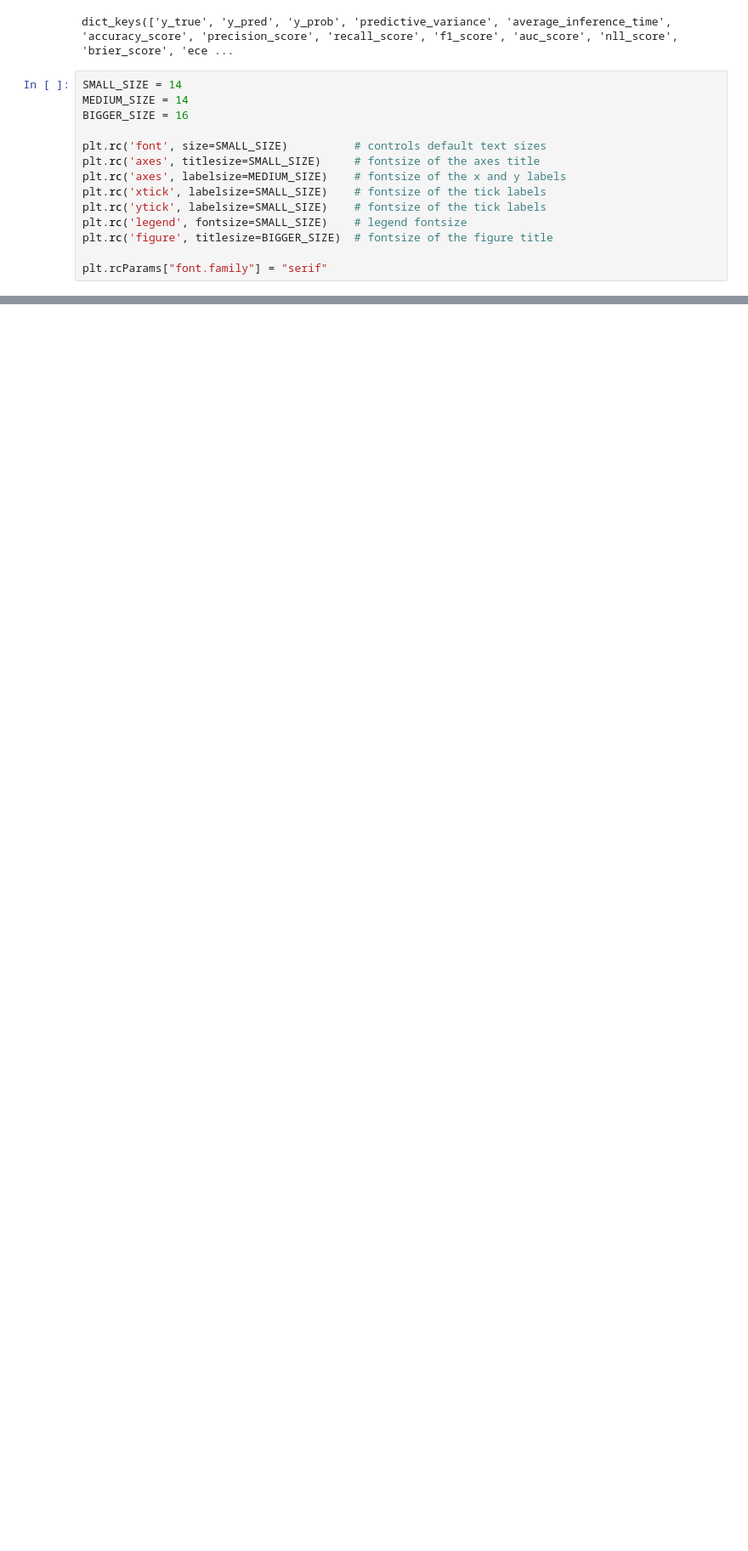
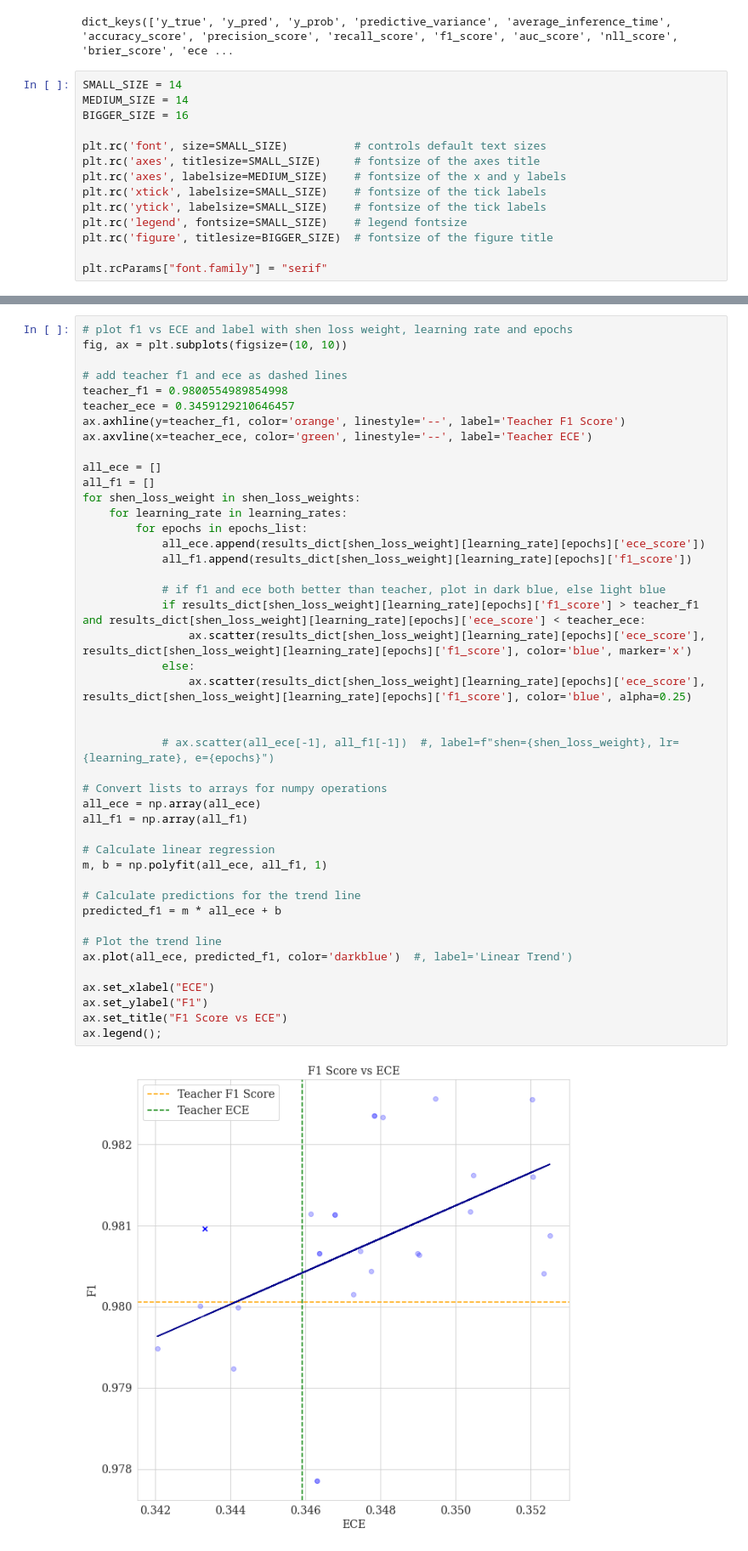
Before and after one commit to jsonnenburg/real-time-uncertainty-text-classification, a Jupyter notebook: analysis/uncertainty_distillation_hyperparameters.ipynb, the cells around one changed output, grey strips where cells are left out. Shown at 85% size. Saved outputs shown, nothing was run; the diff lists cells and outputs as text; blank space fills up the shorter version.

```diff
--- a/analysis/uncertainty_distillation_hyperparameters.ipynb
+++ b/analysis/uncertainty_distillation_hyperparameters.ipynb
@@ -167,0 +180,46 @@ plt.tight_layout()
+# %%
+# plot f1 vs ECE and label with shen loss weight, learning rate and epochs
+fig, ax = plt.subplots(figsize=(10, 10))
+
+# add teacher f1 and ece as dashed lines
+teacher_f1 = 0.9800554989854998
+teacher_ece = 0.3459129210646457
+ax.axhline(y=teacher_f1, color='orange', linestyle='--', label='Teacher F1 Score')
+ax.axvline(x=teacher_ece, color='green', linestyle='--', label='Teacher ECE')
+
+all_ece = []
+all_f1 = []
+for shen_loss_weight in shen_loss_weights:
+    for learning_rate in learning_rates:
+        for epochs in epochs_list:
+            all_ece.append(results_dict[shen_loss_weight][learning_rate][epochs]['ece_score'])
+            all_f1.append(results_dict[shen_loss_weight][learning_rate][epochs]['f1_score'])
+
+            # if f1 and ece both better than teacher, plot in dark blue, else light blue
+            if results_dict[shen_loss_weight][learning_rate][epochs]['f1_score'] > teacher_f1 and results_dict[shen_loss_weight][learning_rate][epochs]['ece_score'] < teacher_ece:
+                ax.scatter(results_dict[shen_loss_weight][learning_rate][epochs]['ece_score'], results_dict[shen_loss_weight][learning_rate][epochs]['f1_score'], color='blue', marker='x')
+            else:
+                ax.scatter(results_dict[shen_loss_weight][learning_rate][epochs]['ece_score'], results_dict[shen_loss_weight][learning_rate][epochs]['f1_score'], color='blue', alpha=0.25)
+
+
+            # ax.scatter(all_ece[-1], all_f1[-1])  #, label=f"shen={shen_loss_weight}, lr={learning_rate}, e={epochs}")
+
+# Convert lists to arrays for numpy operations
+all_ece = np.array(all_ece)
+all_f1 = np.array(all_f1)
+
+# Calculate linear regression
+m, b = np.polyfit(all_ece, all_f1, 1)
+
+# Calculate predictions for the trend line
+predicted_f1 = m * all_ece + b
+
+# Plot the trend line
+ax.plot(all_ece, predicted_f1, color='darkblue')  #, label='Linear Trend')
+
+ax.set_xlabel("ECE")
+ax.set_ylabel("F1")
+ax.set_title("F1 Score vs ECE")
+ax.legend();
+# %% [output]
+[figure, added]
```
Also changed, not shown: parts of 12 cells of this notebook, 4 other files.
